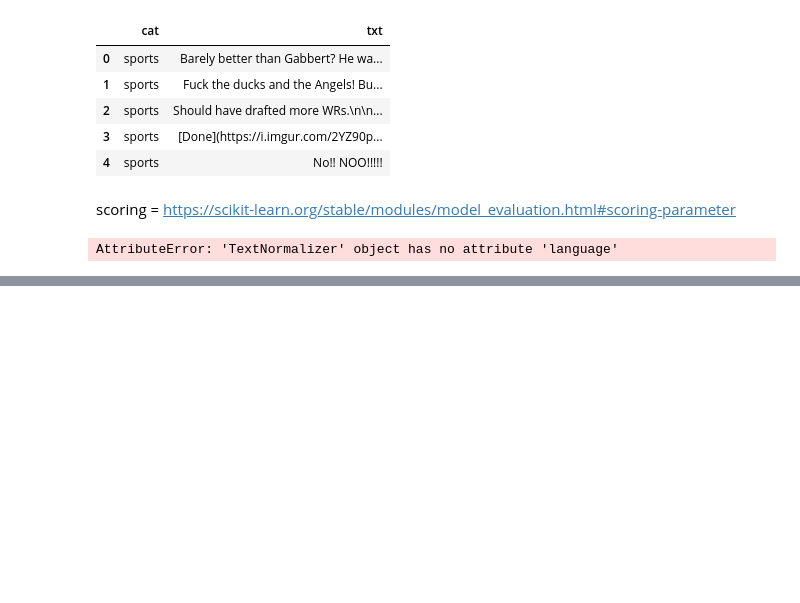
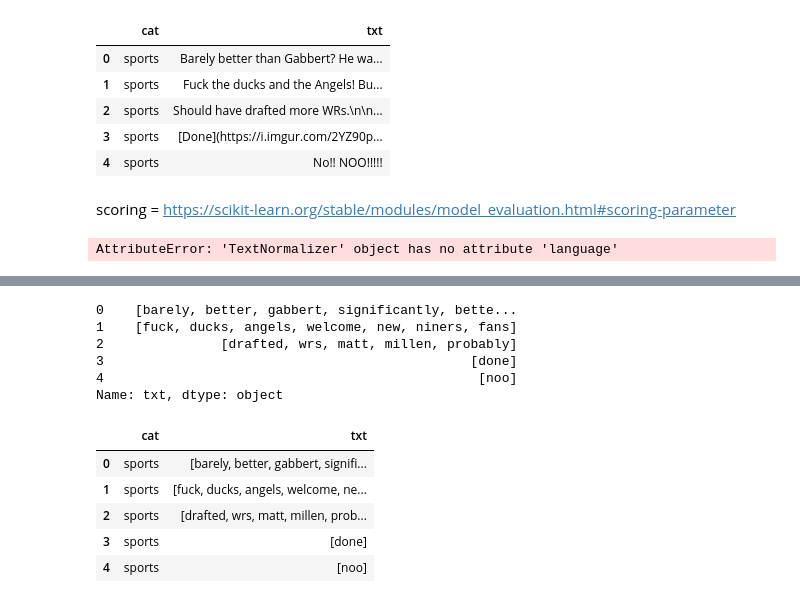
Before and after one commit to ScottBreitbach/DSC550, a Jupyter notebook: Week9/Test.ipynb, the cells around one changed output, grey strips where cells are left out. Saved outputs shown, nothing was run; the diff lists cells and outputs as text; code cells hidden in the pictures; blank space fills up the shorter version.

```diff
--- a/Week9/Test.ipynb
+++ b/Week9/Test.ipynb
@@ -305,0 +421,3 @@ NameError: name 'metrics' is not defined
+# %%
+string = string.replace("\n", " ")
+string
@@ -305,0 +426,3 @@ NameError: name 'metrics' is not defined
+# %%
+string = [word for word in string.split() if word not in stopwords_dict]
+string
@@ -305,0 +441,23 @@ NameError: name 'metrics' is not defined
+# %%
+testDF.txt = testDF.txt.apply(lambda x: cleanText(x))
+testDF.txt
+# %% [output]
+0    [barely, better, gabbert, significantly, bette...
+1    [fuck, ducks, angels, welcome, new, niners, fans]
+2               [drafted, wrs, matt, millen, probably]
+3                                               [done]
+4                                                [noo]
+Name: txt, dtype: object
+# %%
+testDF = df.copy()
+# %%
+testDF.txt = testDF.txt.apply(lambda string: cleanText(string))
+# %%
+testDF.head()
+# %% [output]
+|  | cat | txt |
+| 0 | sports | [barely, better, gabbert, signifi... |
+| 1 | sports | [fuck, ducks, angels, welcome, ne... |
+| 2 | sports | [drafted, wrs, matt, millen, prob... |
+| 3 | sports | [done] |
+| 4 | sports | [noo] |
```
Also changed, not shown: parts of 22 cells of this notebook, 1 other file.
